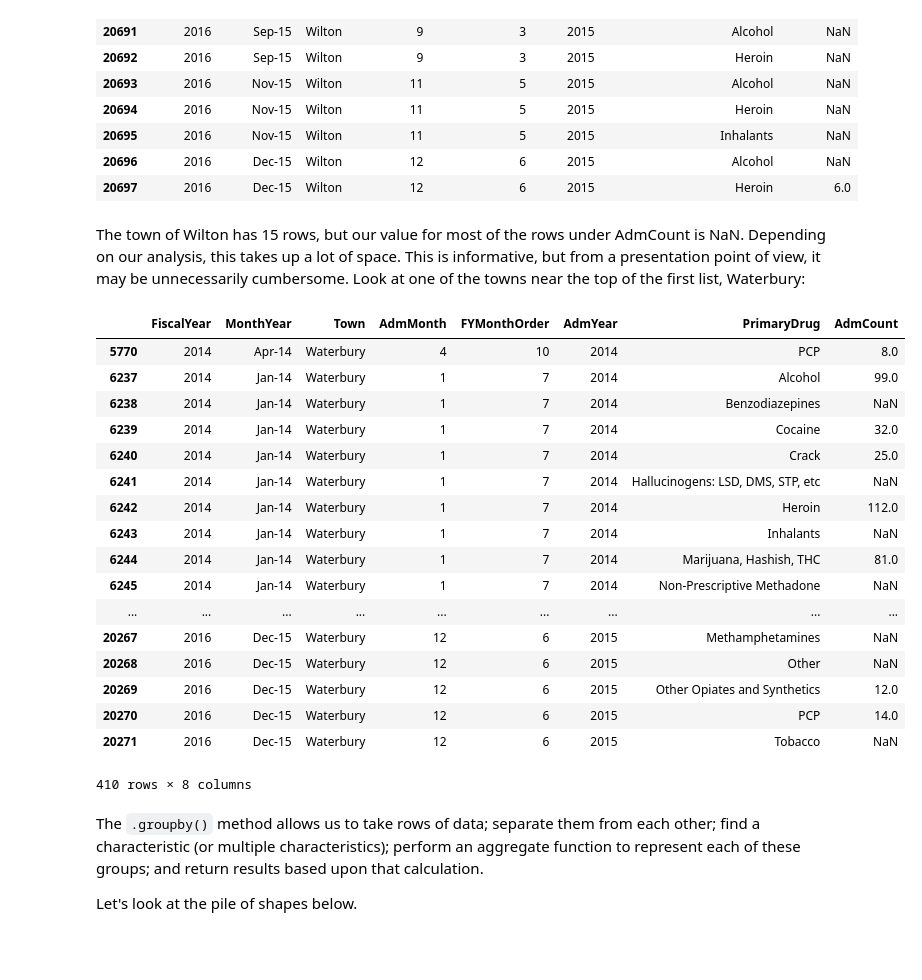
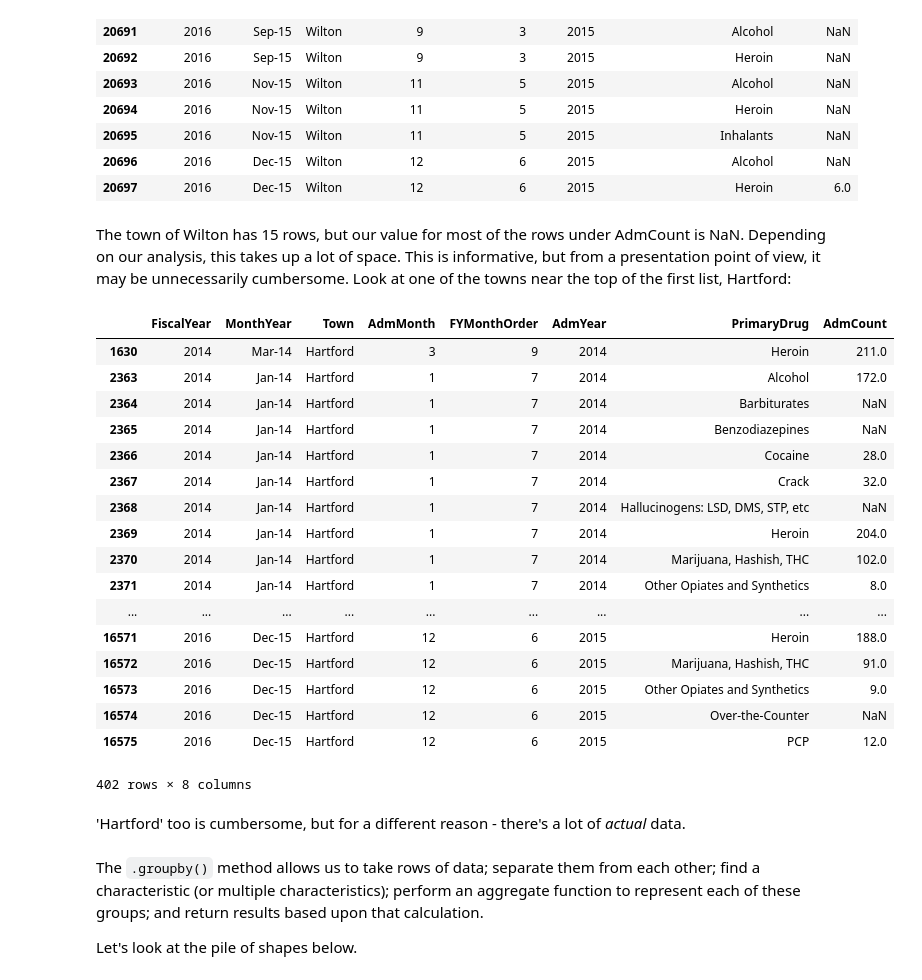
Before and after one commit to brownworth/MD, a Jupyter notebook: Python/MD-7-GroupBy and Fuzzy Text Matching.ipynb, the cells around one changed output. Saved outputs shown, nothing was run; the diff lists cells and outputs as text; code cells hidden in the pictures; blank space fills up the shorter version.

```diff
--- a/Python/MD-7-GroupBy and Fuzzy Text Matching.ipynb
+++ b/Python/MD-7-GroupBy and Fuzzy Text Matching.ipynb
@@ -90,28 +90,30 @@ data[data['Town']=='Wilton']
 | 20696 | 2016 | Dec-15 | Wilton | 12 | 6 | 2015 | Alcohol | NaN |
 | 20697 | 2016 | Dec-15 | Wilton | 12 | 6 | 2015 | Heroin | 6.0 |
 # %% [markdown]
-The town of Wilton has 15 rows, but our value for most of the rows under AdmCount is NaN. Depending on our analysis, this takes up a lot of space. This is informative, but from a presentation point of view, it may be unnecessarily cumbersome. Look at one of the towns near the top of the first list, Waterbury:
+The town of Wilton has 15 rows, but our value for most of the rows under AdmCount is NaN. Depending on our analysis, this takes up a lot of space. This is informative, but from a presentation point of view, it may be unnecessarily cumbersome. Look at one of the towns near the top of the first list, Hartford:
 # %%
-data[data['Town']=='Waterbury']
+data[data['Town']=='Hartford']
 # %% [output]
 |  | FiscalYear | MonthYear | Town | AdmMonth | FYMonthOrder | AdmYear | PrimaryDrug | AdmCount |
-| 5770 | 2014 | Apr-14 | Waterbury | 4 | 10 | 2014 | PCP | 8.0 |
-| 6237 | 2014 | Jan-14 | Waterbury | 1 | 7 | 2014 | Alcohol | 99.0 |
-| 6238 | 2014 | Jan-14 | Waterbury | 1 | 7 | 2014 | Benzodiazepines | NaN |
-| 6239 | 2014 | Jan-14 | Waterbury | 1 | 7 | 2014 | Cocaine | 32.0 |
-| 6240 | 2014 | Jan-14 | Waterbury | 1 | 7 | 2014 | Crack | 25.0 |
-| 6241 | 2014 | Jan-14 | Waterbury | 1 | 7 | 2014 | Hallucinogens: LSD, DMS, STP, etc | NaN |
-| 6242 | 2014 | Jan-14 | Waterbury | 1 | 7 | 2014 | Heroin | 112.0 |
-| 6243 | 2014 | Jan-14 | Waterbury | 1 | 7 | 2014 | Inhalants | NaN |
-| 6244 | 2014 | Jan-14 | Waterbury | 1 | 7 | 2014 | Marijuana, Hashish, THC | 81.0 |
-| 6245 | 2014 | Jan-14 | Waterbury | 1 | 7 | 2014 | Non-Prescriptive Methadone | NaN |
+| 1630 | 2014 | Mar-14 | Hartford | 3 | 9 | 2014 | Heroin | 211.0 |
+| 2363 | 2014 | Jan-14 | Hartford | 1 | 7 | 2014 | Alcohol | 172.0 |
+| 2364 | 2014 | Jan-14 | Hartford | 1 | 7 | 2014 | Barbiturates | NaN |
+| 2365 | 2014 | Jan-14 | Hartford | 1 | 7 | 2014 | Benzodiazepines | NaN |
+| 2366 | 2014 | Jan-14 | Hartford | 1 | 7 | 2014 | Cocaine | 28.0 |
+| 2367 | 2014 | Jan-14 | Hartford | 1 | 7 | 2014 | Crack | 32.0 |
+| 2368 | 2014 | Jan-14 | Hartford | 1 | 7 | 2014 | Hallucinogens: LSD, DMS, STP, etc | NaN |
+| 2369 | 2014 | Jan-14 | Hartford | 1 | 7 | 2014 | Heroin | 204.0 |
+| 2370 | 2014 | Jan-14 | Hartford | 1 | 7 | 2014 | Marijuana, Hashish, THC | 102.0 |
+| 2371 | 2014 | Jan-14 | Hartford | 1 | 7 | 2014 | Other Opiates and Synthetics | 8.0 |
 | ... | ... | ... | ... | ... | ... | ... | ... | ... |
-| 20267 | 2016 | Dec-15 | Waterbury | 12 | 6 | 2015 | Methamphetamines | NaN |
-| 20268 | 2016 | Dec-15 | Waterbury | 12 | 6 | 2015 | Other | NaN |
-| 20269 | 2016 | Dec-15 | Waterbury | 12 | 6 | 2015 | Other Opiates and Synthetics | 12.0 |
-| 20270 | 2016 | Dec-15 | Waterbury | 12 | 6 | 2015 | PCP | 14.0 |
-| 20271 | 2016 | Dec-15 | Waterbury | 12 | 6 | 2015 | Tobacco | NaN |
+| 16571 | 2016 | Dec-15 | Hartford | 12 | 6 | 2015 | Heroin | 188.0 |
+| 16572 | 2016 | Dec-15 | Hartford | 12 | 6 | 2015 | Marijuana, Hashish, THC | 91.0 |
+| 16573 | 2016 | Dec-15 | Hartford | 12 | 6 | 2015 | Other Opiates and Synthetics | 9.0 |
+| 16574 | 2016 | Dec-15 | Hartford | 12 | 6 | 2015 | Over-the-Counter | NaN |
+| 16575 | 2016 | Dec-15 | Hartford | 12 | 6 | 2015 | PCP | 12.0 |
-410 rows × 8 columns
+402 rows × 8 columns
+# %% [markdown]
+'Hartford' too is cumbersome, but for a different reason - there's a lot of _actual_ data.
 # %% [markdown]
 The `.groupby()` method allows us to take rows of data; separate them from each other; find a characteristic (or multiple characteristics); perform an aggregate function to represent each of these groups; and return results based upon that calculation.
 
```
Also changed, not shown: parts of 17 cells of this notebook.
